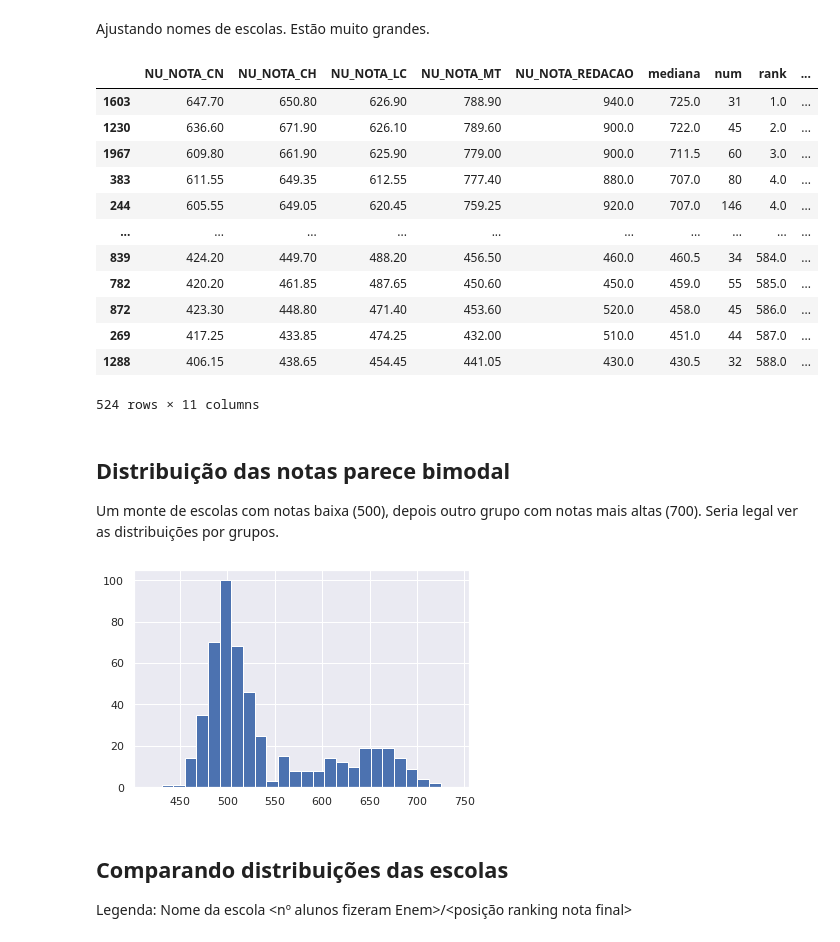
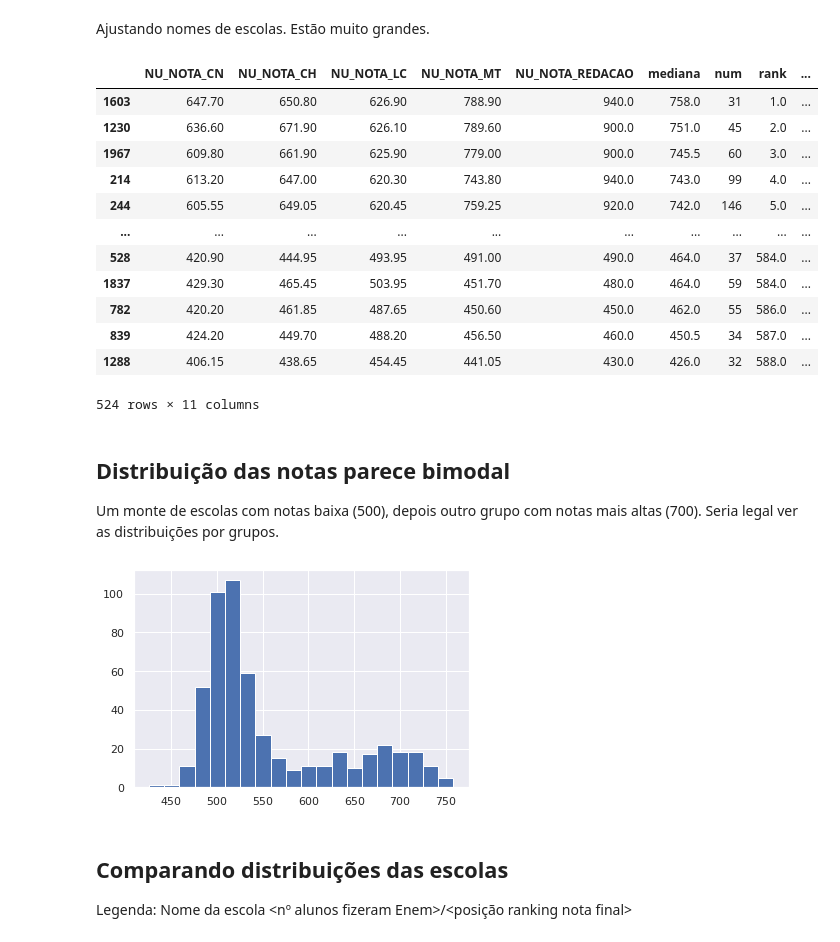
Before and after one commit to pauloneves/educacao, a Jupyter notebook: 03_analisa.ipynb, the cells around one changed output. Saved outputs shown, nothing was run; the diff lists cells and outputs as text; code cells hidden in the pictures.

Commit message:
Gera bins de notas por escola

```diff
--- a/03_analisa.ipynb
+++ b/03_analisa.ipynb
@@ -96,7 +96,8 @@ notas_cols = [
     "NU_NOTA_REDACAO",
 ]
 notas_pesos = (1, 1, 1, 1, 4)  # peso do Inep com redação igual à soma dos demais
-notas_pesos = (1, 1, 1, 1, 1)  # peso do Inep com redação igual os demais
+notas_pesos = (1, 1, 1, 1,1)  # peso do Inep com redação igual os demais
+notas_pesos = (1, 1, 1, 1, 2)  # peso do Inep com redação peso 2 (é mais parecido com o normal)
 # %%
 media_ponderada = lambda notas: np.average(notas, weights=notas_pesos)
 
@@ -222,27 +233,27 @@ df_enem["rotulo"] = df_enem.loc[:, ["NO_ENTIDADE", "num", "rank"]].apply(
 df_enem
 # %% [output]
 |  | NU_NOTA_CN | NU_NOTA_CH | NU_NOTA_LC | NU_NOTA_MT | NU_NOTA_REDACAO | mediana | num | rank | ... |
-| 1603 | 647.70 | 650.80 | 626.90 | 788.90 | 940.0 | 725.0 | 31 | 1.0 | ... |
-| 1230 | 636.60 | 671.90 | 626.10 | 789.60 | 900.0 | 722.0 | 45 | 2.0 | ... |
-| 1967 | 609.80 | 661.90 | 625.90 | 779.00 | 900.0 | 711.5 | 60 | 3.0 | ... |
-| 383 | 611.55 | 649.35 | 612.55 | 777.40 | 880.0 | 707.0 | 80 | 4.0 | ... |
-| 244 | 605.55 | 649.05 | 620.45 | 759.25 | 920.0 | 707.0 | 146 | 4.0 | ... |
+| 1603 | 647.70 | 650.80 | 626.90 | 788.90 | 940.0 | 758.0 | 31 | 1.0 | ... |
+| 1230 | 636.60 | 671.90 | 626.10 | 789.60 | 900.0 | 751.0 | 45 | 2.0 | ... |
+| 1967 | 609.80 | 661.90 | 625.90 | 779.00 | 900.0 | 745.5 | 60 | 3.0 | ... |
+| 214 | 613.20 | 647.00 | 620.30 | 743.80 | 940.0 | 743.0 | 99 | 4.0 | ... |
+| 244 | 605.55 | 649.05 | 620.45 | 759.25 | 920.0 | 742.0 | 146 | 5.0 | ... |
 | ... | ... | ... | ... | ... | ... | ... | ... | ... | ... |
-| 839 | 424.20 | 449.70 | 488.20 | 456.50 | 460.0 | 460.5 | 34 | 584.0 | ... |
-| 782 | 420.20 | 461.85 | 487.65 | 450.60 | 450.0 | 459.0 | 55 | 585.0 | ... |
-| 872 | 423.30 | 448.80 | 471.40 | 453.60 | 520.0 | 458.0 | 45 | 586.0 | ... |
-| 269 | 417.25 | 433.85 | 474.25 | 432.00 | 510.0 | 451.0 | 44 | 587.0 | ... |
-| 1288 | 406.15 | 438.65 | 454.45 | 441.05 | 430.0 | 430.5 | 32 | 588.0 | ... |
+| 528 | 420.90 | 444.95 | 493.95 | 491.00 | 490.0 | 464.0 | 37 | 584.0 | ... |
+| 1837 | 429.30 | 465.45 | 503.95 | 451.70 | 480.0 | 464.0 | 59 | 584.0 | ... |
+| 782 | 420.20 | 461.85 | 487.65 | 450.60 | 450.0 | 462.0 | 55 | 586.0 | ... |
+| 839 | 424.20 | 449.70 | 488.20 | 456.50 | 460.0 | 450.5 | 34 | 587.0 | ... |
+| 1288 | 406.15 | 438.65 | 454.45 | 441.05 | 430.0 | 426.0 | 32 | 588.0 | ... |
 524 rows × 11 columns
 # %% [markdown]
 ## Distribuição das notas parece bimodal
 
 Um monte de escolas com notas baixa (500), depois outro grupo com notas mais altas (700). Seria legal ver as distribuições por grupos.
 # %%
-ax = df_enem.mediana.hist(bins=24).plot()
+ax = df_enem.mediana.hist(bins=20).plot()
 # ax.tick_params(which='both', bottom=False, labelbottom=False)
 # %% [output]
-[figure, old version]
+[figure, new version]
 # %% [markdown]
 ## Comparando distribuições das escolas
 
```
Also changed, not shown: parts of 25 cells of this notebook.
